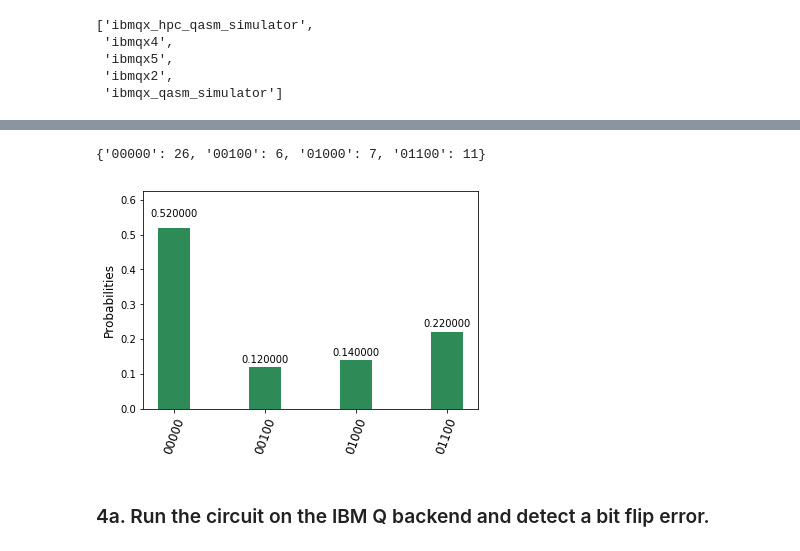
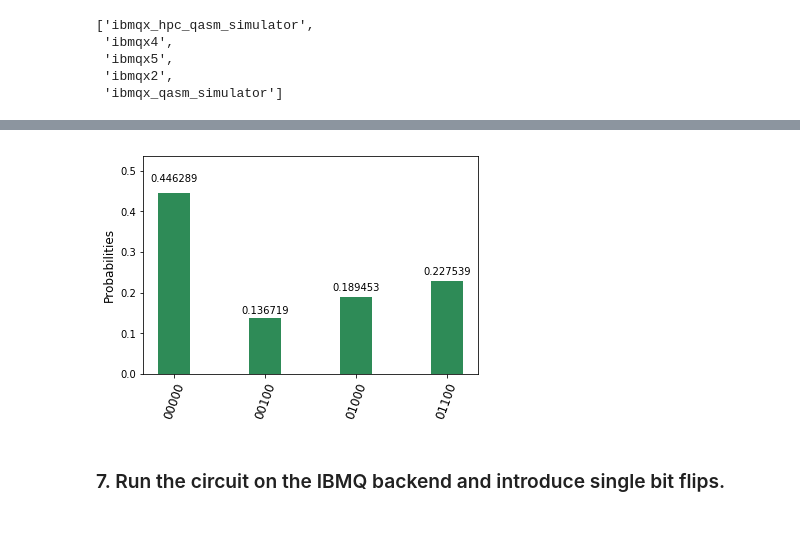
Before and after one commit to philippemnoel/QuantumErrorCorrectionProject, a Jupyter notebook: three_qubits_QEC_code.ipynb, the cells around one changed output, grey strips where cells are left out. Saved outputs shown, nothing was run; the diff lists cells and outputs as text; code cells hidden in the pictures.

```diff
--- a/three_qubits_QEC_code.ipynb
+++ b/three_qubits_QEC_code.ipynb
@@ -314,45 +353,42 @@ qp3 = QuantumProgram()
 
 # 3 qubits plus 2 ancillary qubits
 n = 5
 
 # Quantum register
 q = qp3.create_quantum_register("q", n)
 # Classical register
 c = qp3.create_classical_register("c", n)
 
 # SimControl3 circuit
 imbq_control3 = qp3.create_circuit("IBMQControl3", [q], [c])
 
-# Add gates
+## ADD GATES
+
 # Encode state
 imbq_control3.cx(q[0], q[1])
 imbq_control3.cx(q[1], q[2])
+
 # Error detection
 imbq_control3.cx(q[0], q[3])
 imbq_control3.cx(q[1], q[3])
 imbq_control3.cx(q[0], q[4])
-imbq_control3.cx(q[1], q[4])
+imbq_control3.cx(q[2], q[4])
 
 # Add measurement operation
 imbq_control3.measure(q[3], c[3])
 imbq_control3.measure(q[4], c[4])
 
 # Set parameters
 backend = 'ibmqx4'
 circuits = ['IBMQControl3']
-shots = 50 # reduced the shots from 1024 to 50 to speed up computations since large system
+shots = 1024
 max_credits = 3
 wait = 10
-timeout = 24000
-results_real = qp3.execute(circuits, backend, shots=shots, max_credits=max_credits, wait=wait, timeout=timeout)
-results_real.get_counts("IBMQControl3")
+timeout = 1800
+results_control = qp3.execute(circuits, backend, shots=shots, max_credits=max_credits, wait=wait, timeout=timeout)
+plot_histogram(results_control.get_counts("IBMQControl3"))
 # %% [output]
-{'00000': 26, '00100': 6, '01000': 7, '01100': 11}
+[figure, added]
-# %%
-# plotting the histogram
-plot_histogram(results_real.get_counts("IBMQControl3"))
-# %% [output]
-[figure, removed]
 # %% [markdown]
-### 4a. Run the circuit on the IBM Q backend and detect a bit flip error.
+### 7. Run the circuit on the IBMQ backend and introduce single bit flips.
 # %%
```
Also changed, not shown: parts of 26 cells of this notebook.
